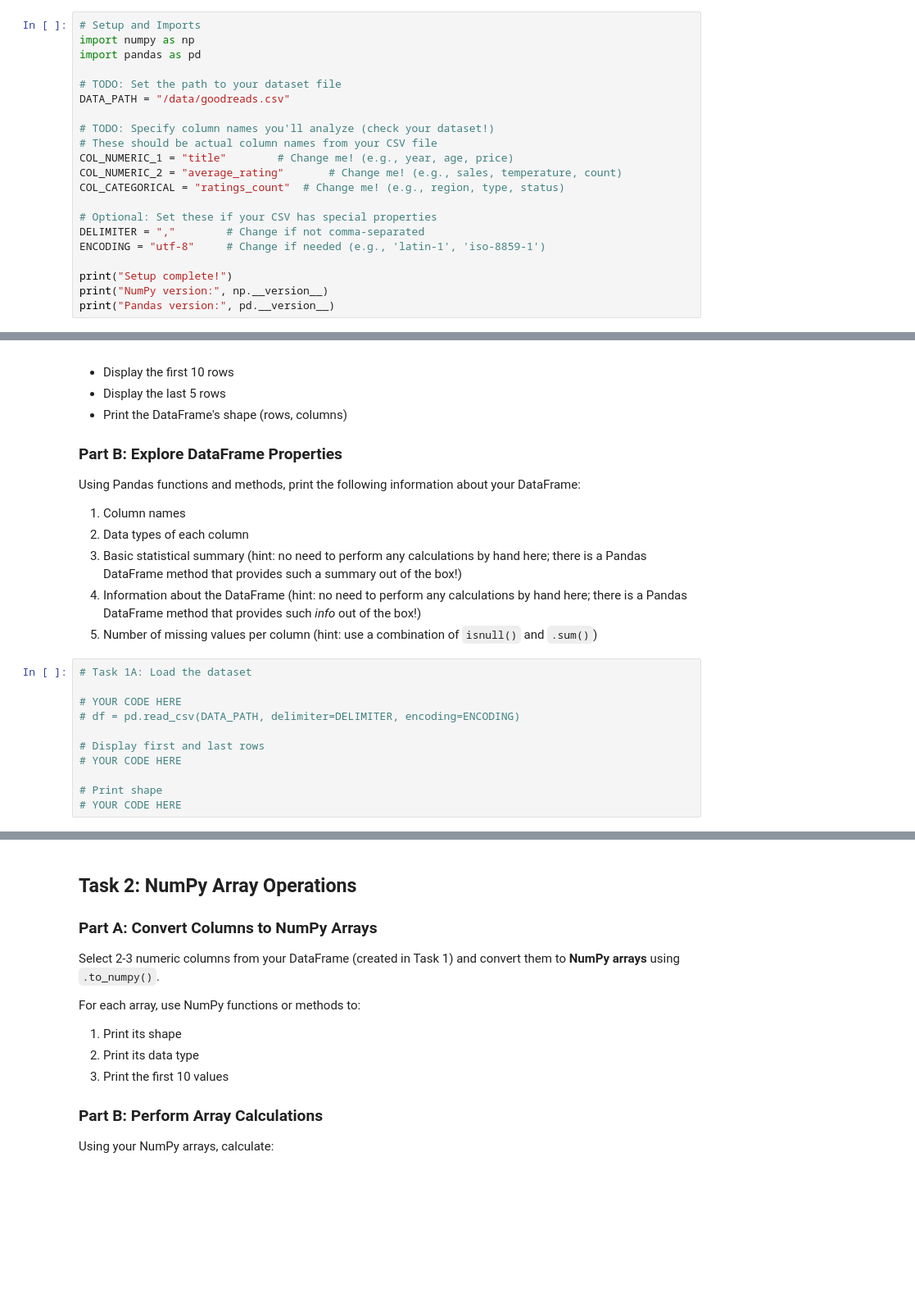
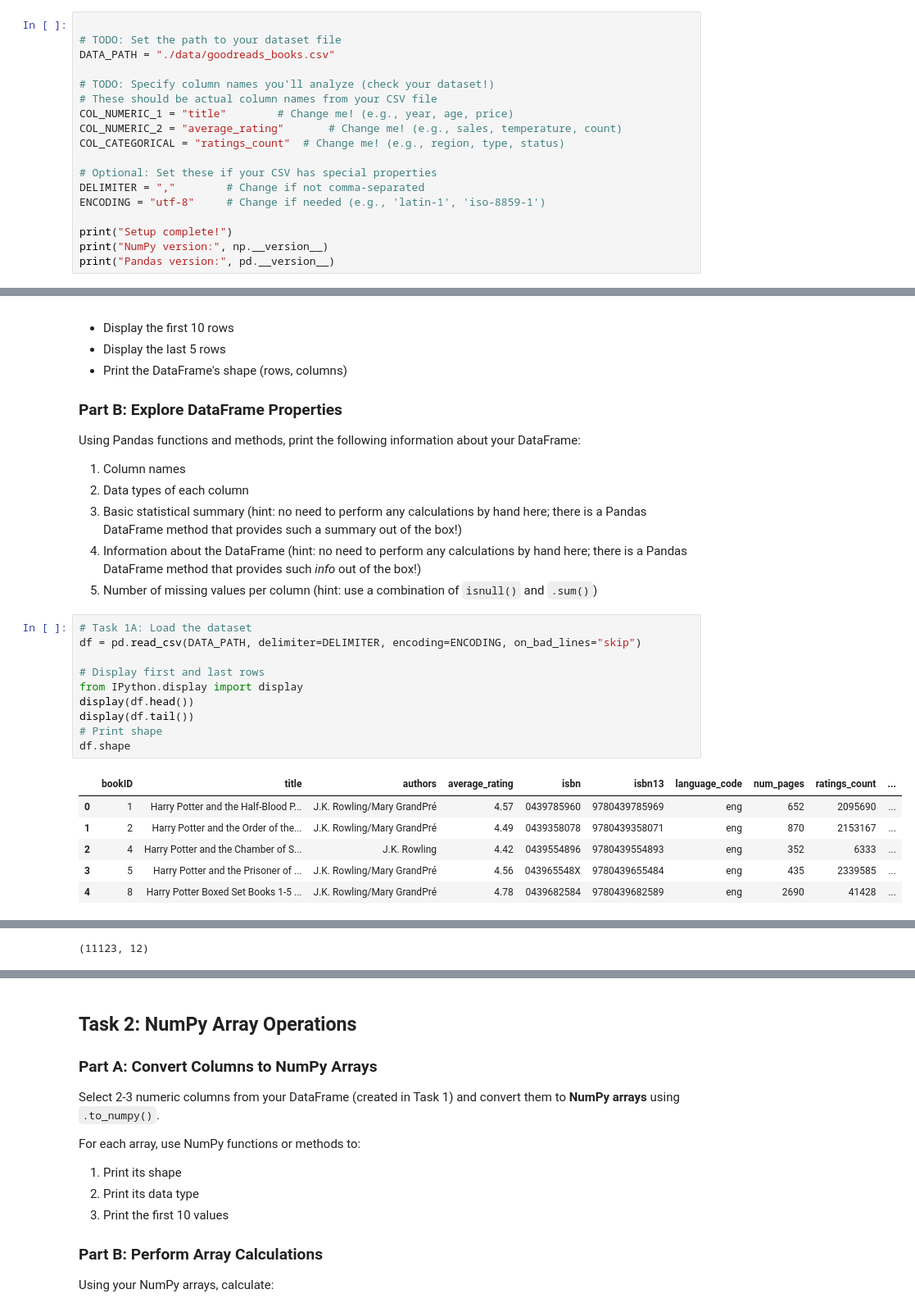
Before and after one commit to TanzirR/EDA_Python, a Jupyter notebook: Assignment_3_Instructions_summer_2026.ipynb, the cells around one changed output, grey strips where cells are left out. Shown at 82% size. Drawn from its saved outputs; the diff is of its cells as text; blank space fills up the shorter version.

```diff
--- a/Assignment_3_Instructions_summer_2026.ipynb
+++ b/Assignment_3_Instructions_summer_2026.ipynb
@@ -33,10 +37,7 @@
 # %%
-# Setup and Imports
-import numpy as np
-import pandas as pd
 
 # TODO: Set the path to your dataset file
-DATA_PATH = "/data/goodreads.csv"
+DATA_PATH = "./data/goodreads_books.csv"
 
 # TODO: Specify column names you'll analyze (check your dataset!)
 # These should be actual column names from your CSV file
@@ -74,12 +79,18 @@ Using Pandas functions and methods, print the following information about your D
 5. Number of missing values per column (hint: use a combination of `isnull()` and `.sum()`)
 # %%
 # Task 1A: Load the dataset
-
-# YOUR CODE HERE
-# df = pd.read_csv(DATA_PATH, delimiter=DELIMITER, encoding=ENCODING)
+df = pd.read_csv(DATA_PATH, delimiter=DELIMITER, encoding=ENCODING, on_bad_lines="skip")
 
 # Display first and last rows
-# YOUR CODE HERE
-
+from IPython.display import display
+display(df.head())
+display(df.tail())
 # Print shape
-# YOUR CODE HERE
+df.shape
+# %% [output]
+|  | bookID | title | authors | average_rating | isbn | isbn13 | language_code | num_pages | ratings_count | ... |
+| 0 | 1 | Harry Potter and the Half-Blood P... | J.K. Rowling/Mary GrandPré | 4.57 | 0439785960 | 9780439785969 | eng | 652 | 2095690 | ... |
+| 1 | 2 | Harry Potter and the Order of the... | J.K. Rowling/Mary GrandPré | 4.49 | 0439358078 | 9780439358071 | eng | 870 | 2153167 | ... |
+| 2 | 4 | Harry Potter and the Chamber of S... | J.K. Rowling | 4.42 | 0439554896 | 9780439554893 | eng | 352 | 6333 | ... |
+| 3 | 5 | Harry Potter and the Prisoner of ... | J.K. Rowling/Mary GrandPré | 4.56 | 043965548X | 9780439655484 | eng | 435 | 2339585 | ... |
+| 4 | 8 | Harry Potter Boxed Set Books 1-5 ... | J.K. Rowling/Mary GrandPré | 4.78 | 0439682584 | 9780439682589 | eng | 2690 | 41428 | ... |
@@ -86,3 +103,4 @@ Using Pandas functions and methods, print the following information about your D
+(11123, 12)
 # %%
 # Task 1B: Explore properties
 
```
Also changed, not shown: parts of 5 cells of this notebook, 3 other files.
